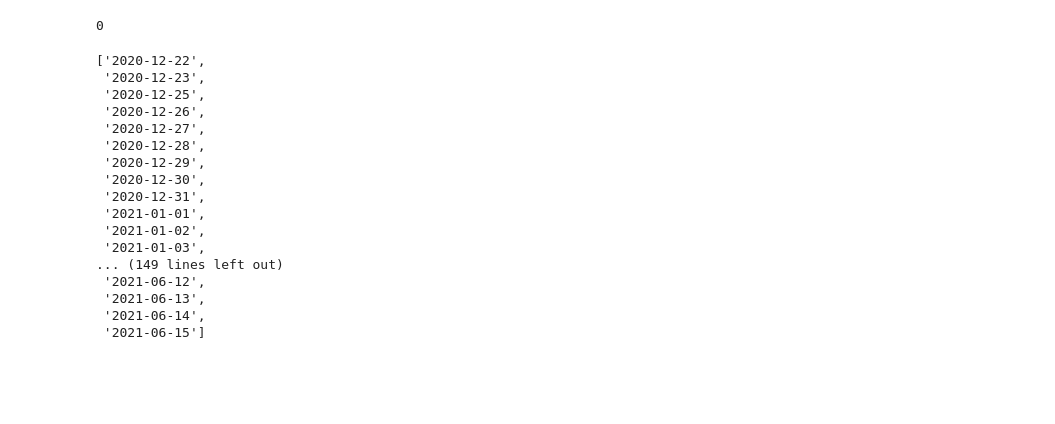
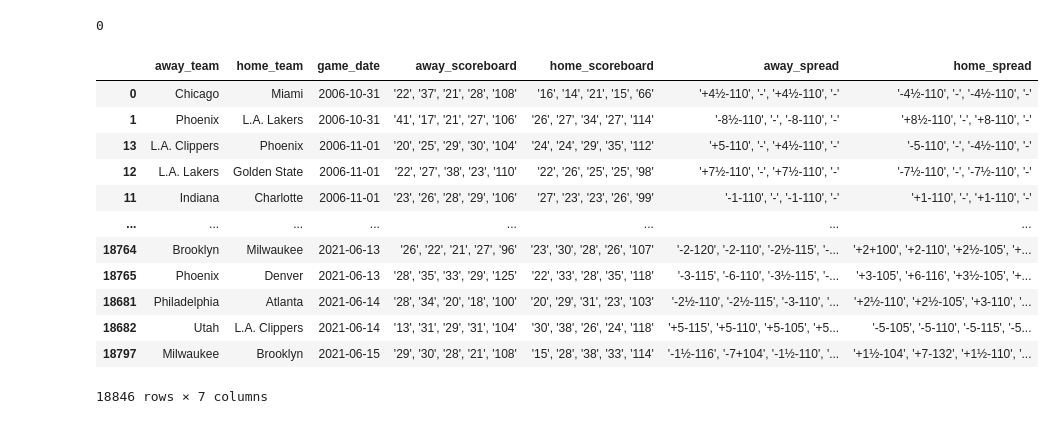
Before and after one commit to jnish23/NBA_Model, a Jupyter notebook: notebooks/ScrapingBettingLinesSelenium.ipynb, the cells around one changed output. Cells and saved outputs as stored; diff of their text form; code cells hidden in the pictures; blank space fills up the shorter version.

```diff
--- a/notebooks/ScrapingBettingLinesSelenium.ipynb
+++ b/notebooks/ScrapingBettingLinesSelenium.ipynb
@@ -965,27 +985,21 @@ missing_dates = current_spread_df.loc[(current_spread_df['away_spread'] == '[]')
 len(missing_dates)
 # %% [output]
 0
-# %%
-dates = get_dates_to_scrape()
-
-dates
-# %% [output]
-['2020-12-22',
- '2020-12-23',
- '2020-12-25',
- '2020-12-26',
- '2020-12-27',
- '2020-12-28',
- '2020-12-29',
- '2020-12-30',
- '2020-12-31',
- '2021-01-01',
- '2021-01-02',
- '2021-01-03',
-... (149 lines left out)
- '2021-06-12',
- '2021-06-13',
- '2021-06-14',
- '2021-06-15']
+# %%
+current_spread_df.sort_values('game_date')
+# %% [output]
+|  | away_team | home_team | game_date | away_scoreboard | home_scoreboard | away_spread | home_spread |
+| 0 | Chicago | Miami | 2006-10-31 | '22', '37', '21', '28', '108' | '16', '14', '21', '15', '66' | '+4½-110', '-', '+4½-110', '-' | '-4½-110', '-', '-4½-110', '-' |
+| 1 | Phoenix | L.A. Lakers | 2006-10-31 | '41', '17', '21', '27', '106' | '26', '27', '34', '27', '114' | '-8½-110', '-', '-8-110', '-' | '+8½-110', '-', '+8-110', '-' |
+| 13 | L.A. Clippers | Phoenix | 2006-11-01 | '20', '25', '29', '30', '104' | '24', '24', '29', '35', '112' | '+5-110', '-', '+4½-110', '-' | '-5-110', '-', '-4½-110', '-' |
+| 12 | L.A. Lakers | Golden State | 2006-11-01 | '22', '27', '38', '23', '110' | '22', '26', '25', '25', '98' | '+7½-110', '-', '+7½-110', '-' | '-7½-110', '-', '-7½-110', '-' |
+| 11 | Indiana | Charlotte | 2006-11-01 | '23', '26', '28', '29', '106' | '27', '23', '23', '26', '99' | '-1-110', '-', '-1-110', '-' | '+1-110', '-', '+1-110', '-' |
+| ... | ... | ... | ... | ... | ... | ... | ... |
+| 18764 | Brooklyn | Milwaukee | 2021-06-13 | '26', '22', '21', '27', '96' | '23', '30', '28', '26', '107' | '-2-120', '-2-110', '-2½-115', '-... | '+2+100', '+2-110', '+2½-105', '+... |
+| 18765 | Phoenix | Denver | 2021-06-13 | '28', '35', '33', '29', '125' | '22', '33', '28', '35', '118' | '-3-115', '-6-110', '-3½-115', '-... | '+3-105', '+6-116', '+3½-105', '+... |
+| 18681 | Philadelphia | Atlanta | 2021-06-14 | '28', '34', '20', '18', '100' | '20', '29', '31', '23', '103' | '-2½-110', '-2½-115', '-3-110', '... | '+2½-110', '+2½-105', '+3-110', '... |
+| 18682 | Utah | L.A. Clippers | 2021-06-14 | '13', '31', '29', '31', '104' | '30', '38', '26', '24', '118' | '+5-115', '+5-110', '+5-105', '+5... | '-5-105', '-5-110', '-5-115', '-5... |
+| 18797 | Milwaukee | Brooklyn | 2021-06-15 | '29', '30', '28', '21', '108' | '15', '28', '38', '33', '114' | '-1½-116', '-7+104', '-1½-110', '... | '+1½-104', '+7-132', '+1½-110', '... |
+18846 rows × 7 columns
 # %%
 dates_to_scrape = set(dates) - set(current_spread_df['game_date'].unique().tolist())
```
Also changed, not shown: parts of 10 cells of this notebook, 13 other files.
